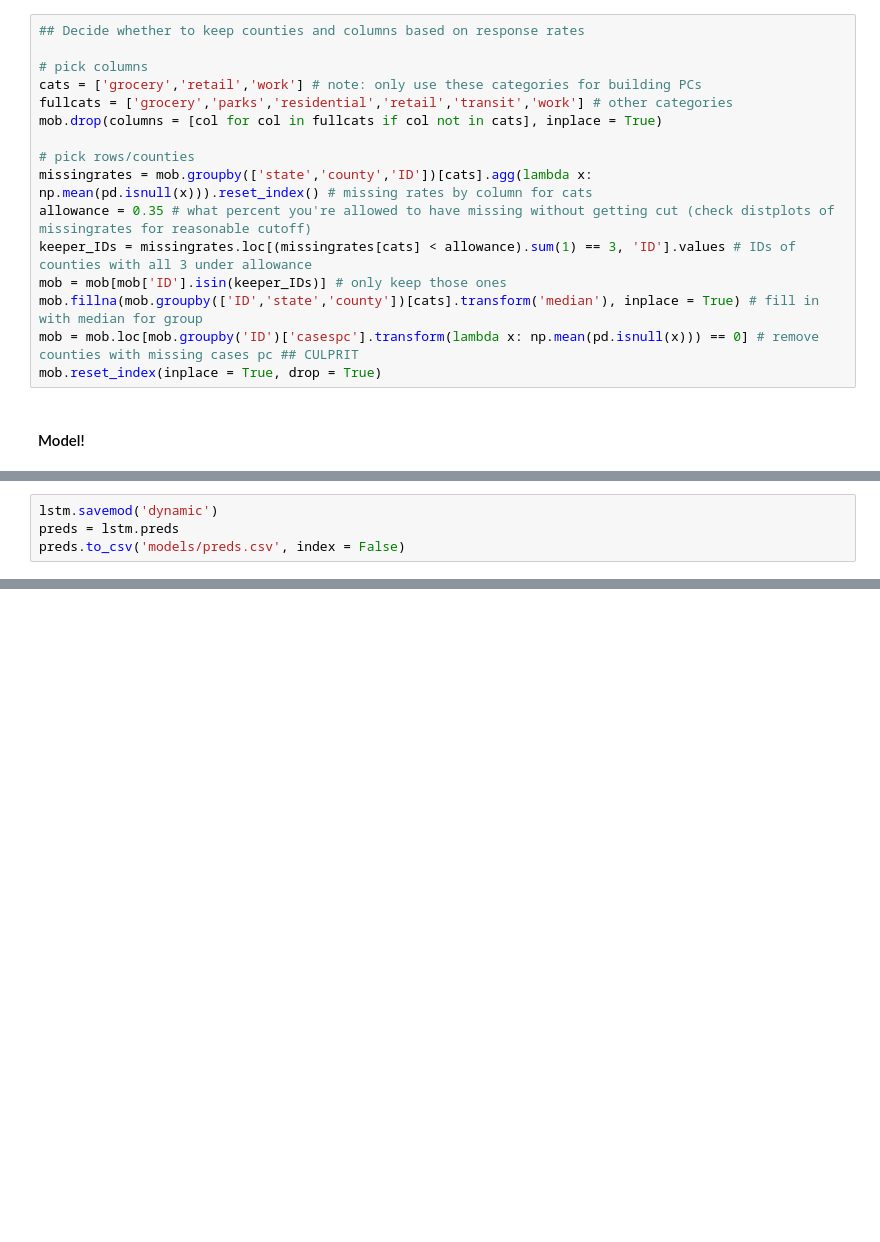
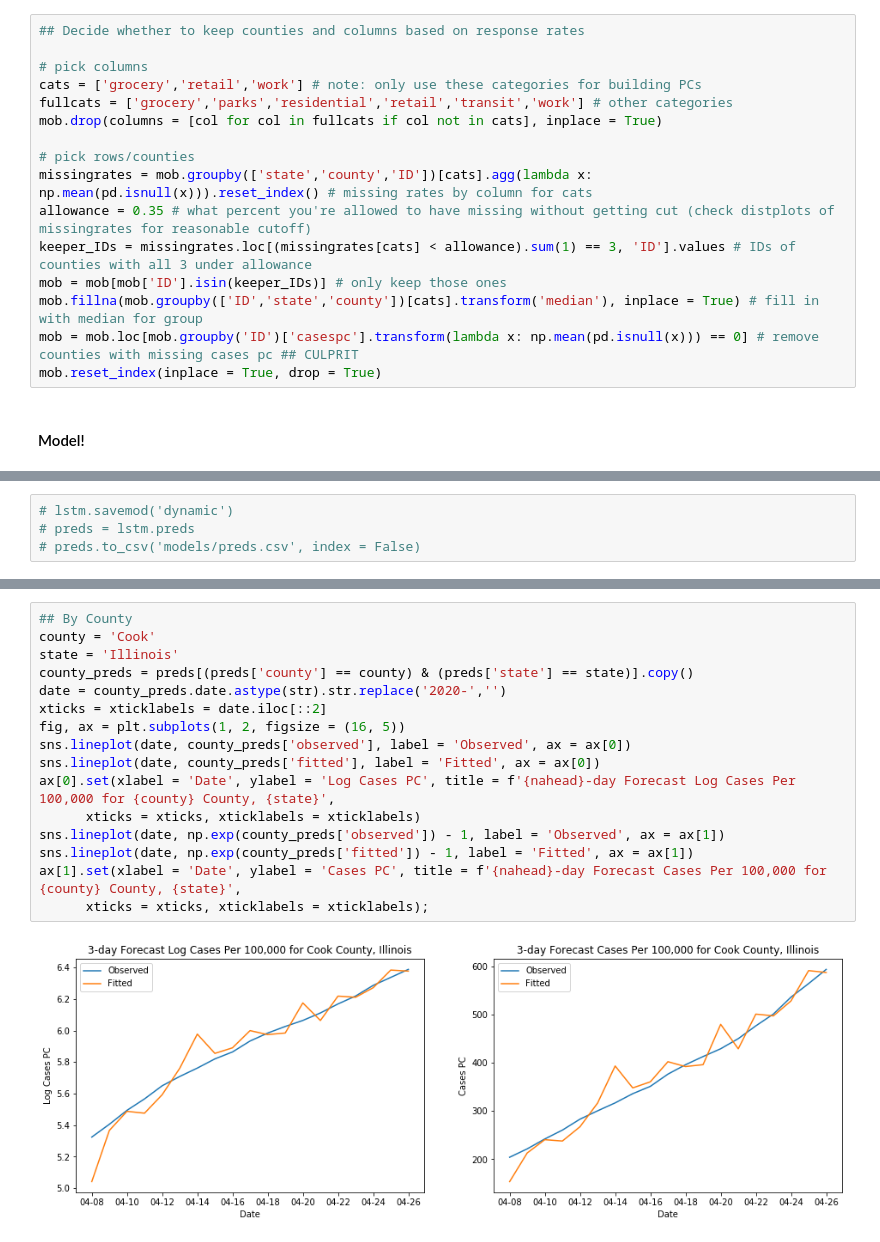
Before and after one commit to dafriedman97/COVID19_forecasts, a Jupyter notebook: Dynamic.ipynb, the cells around one changed output, grey strips where cells are left out. Saved outputs shown, nothing was run; the diff lists cells and outputs as text; blank space fills up the shorter version.

Commit message:
dynamic functionally complete

```diff
--- a/Dynamic.ipynb
+++ b/Dynamic.ipynb
@@ -414,4 +411,4 @@ Epoch 2/4
 # %%
-lstm.savemod('dynamic')
-preds = lstm.preds
-preds.to_csv('models/preds.csv', index = False)
+# lstm.savemod('dynamic')
+# preds = lstm.preds
+# preds.to_csv('models/preds.csv', index = False)
@@ -450,0 +422,18 @@ fig.set(title = f'Fitted and Observed for {county} County, {state} (Unlogged)');
+# %%
+## By County
+county = 'Cook'
+state = 'Illinois'
+county_preds = preds[(preds['county'] == county) & (preds['state'] == state)].copy()
+date = county_preds.date.astype(str).str.replace('2020-','')
+xticks = xticklabels = date.iloc[::2]
+fig, ax = plt.subplots(1, 2, figsize = (16, 5))
+sns.lineplot(date, county_preds['observed'], label = 'Observed', ax = ax[0])
+sns.lineplot(date, county_preds['fitted'], label = 'Fitted', ax = ax[0])
+ax[0].set(xlabel = 'Date', ylabel = 'Log Cases PC', title = f'{nahead}-day Forecast Log Cases Per 100,000 for {county} County, {state}',
+      xticks = xticks, xticklabels = xticklabels)
+sns.lineplot(date, np.exp(county_preds['observed']) - 1, label = 'Observed', ax = ax[1])
+sns.lineplot(date, np.exp(county_preds['fitted']) - 1, label = 'Fitted', ax = ax[1])
+ax[1].set(xlabel = 'Date', ylabel = 'Cases PC', title = f'{nahead}-day Forecast Cases Per 100,000 for {county} County, {state}',
+      xticks = xticks, xticklabels = xticklabels);
+# %% [output]
+[figure, added]
```
Also changed, not shown: parts of 11 cells of this notebook, 10 other files.
